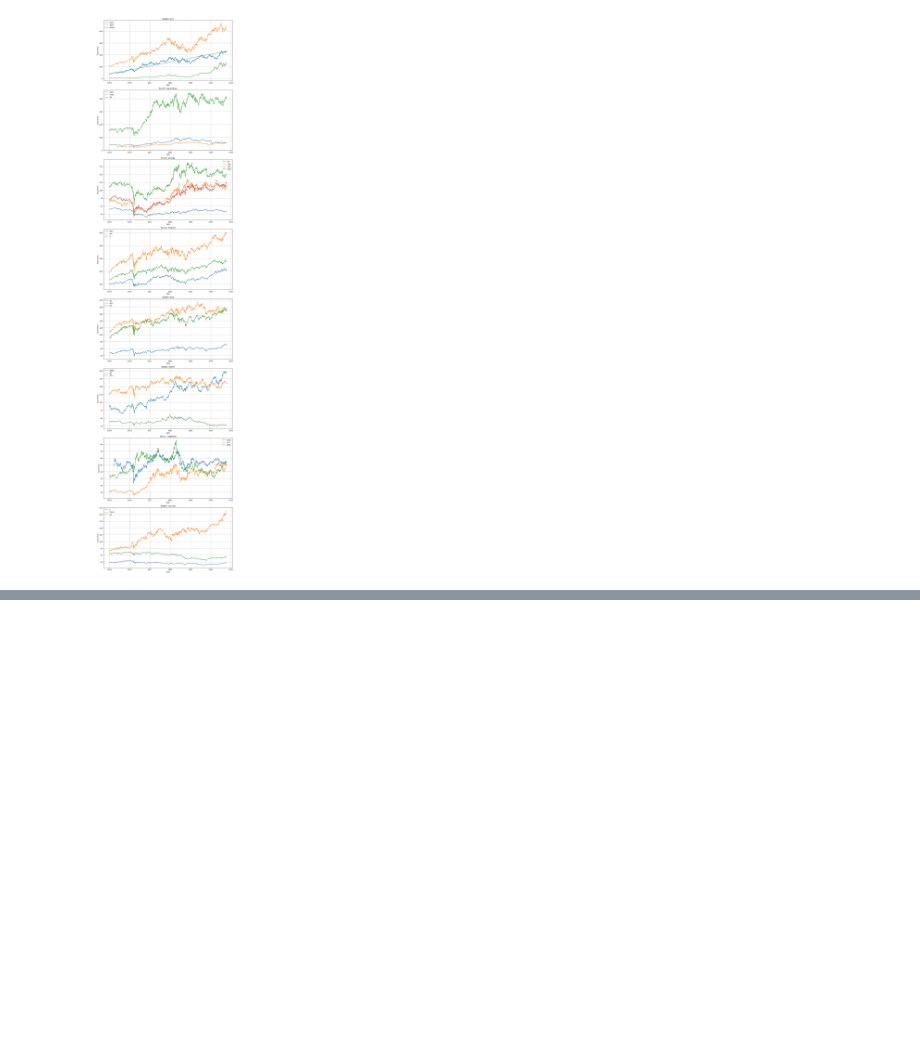
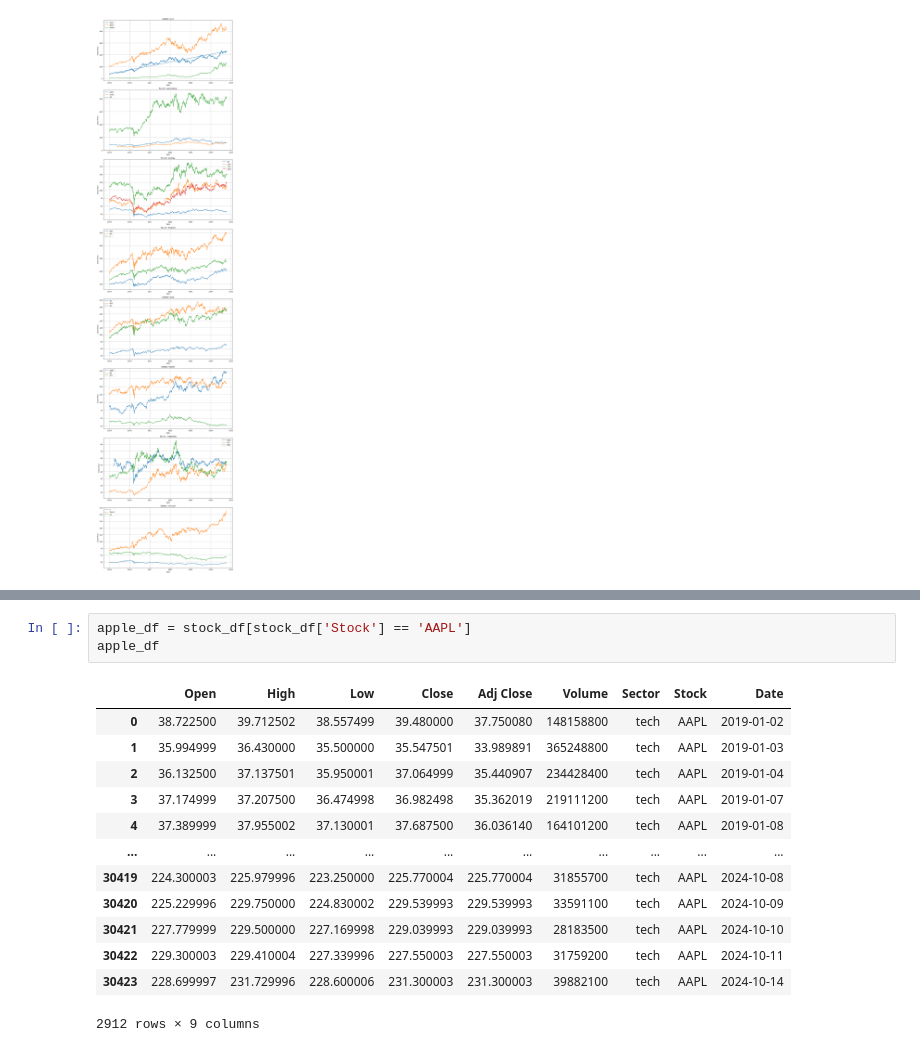
Before and after one commit to cs-muic/dm-2024-t1-pj-eda-honeybadgerlover645, a Jupyter notebook: eda-project.ipynb, the cells around one changed output, grey strips where cells are left out. Saved outputs shown, nothing was run; the diff lists cells and outputs as text; blank space fills up the shorter version.

```diff
--- a/eda-project.ipynb
+++ b/eda-project.ipynb
@@ -898,0 +940,17 @@ plot_sector_stock(stock_df)
+# %%
+apple_df = stock_df[stock_df['Stock'] == 'AAPL']
+apple_df
+# %% [output]
+|  | Open | High | Low | Close | Adj Close | Volume | Sector | Stock | Date |
+| 0 | 38.722500 | 39.712502 | 38.557499 | 39.480000 | 37.750080 | 148158800 | tech | AAPL | 2019-01-02 |
+| 1 | 35.994999 | 36.430000 | 35.500000 | 35.547501 | 33.989891 | 365248800 | tech | AAPL | 2019-01-03 |
+| 2 | 36.132500 | 37.137501 | 35.950001 | 37.064999 | 35.440907 | 234428400 | tech | AAPL | 2019-01-04 |
+| 3 | 37.174999 | 37.207500 | 36.474998 | 36.982498 | 35.362019 | 219111200 | tech | AAPL | 2019-01-07 |
+| 4 | 37.389999 | 37.955002 | 37.130001 | 37.687500 | 36.036140 | 164101200 | tech | AAPL | 2019-01-08 |
+| ... | ... | ... | ... | ... | ... | ... | ... | ... | ... |
+| 30419 | 224.300003 | 225.979996 | 223.250000 | 225.770004 | 225.770004 | 31855700 | tech | AAPL | 2024-10-08 |
+| 30420 | 225.229996 | 229.750000 | 224.830002 | 229.539993 | 229.539993 | 33591100 | tech | AAPL | 2024-10-09 |
+| 30421 | 227.779999 | 229.500000 | 227.169998 | 229.039993 | 229.039993 | 28183500 | tech | AAPL | 2024-10-10 |
+| 30422 | 229.300003 | 229.410004 | 227.339996 | 227.550003 | 227.550003 | 31759200 | tech | AAPL | 2024-10-11 |
+| 30423 | 228.699997 | 231.729996 | 228.600006 | 231.300003 | 231.300003 | 39882100 | tech | AAPL | 2024-10-14 |
+2912 rows × 9 columns
```
Also changed, not shown: parts of 2 cells of this notebook.
